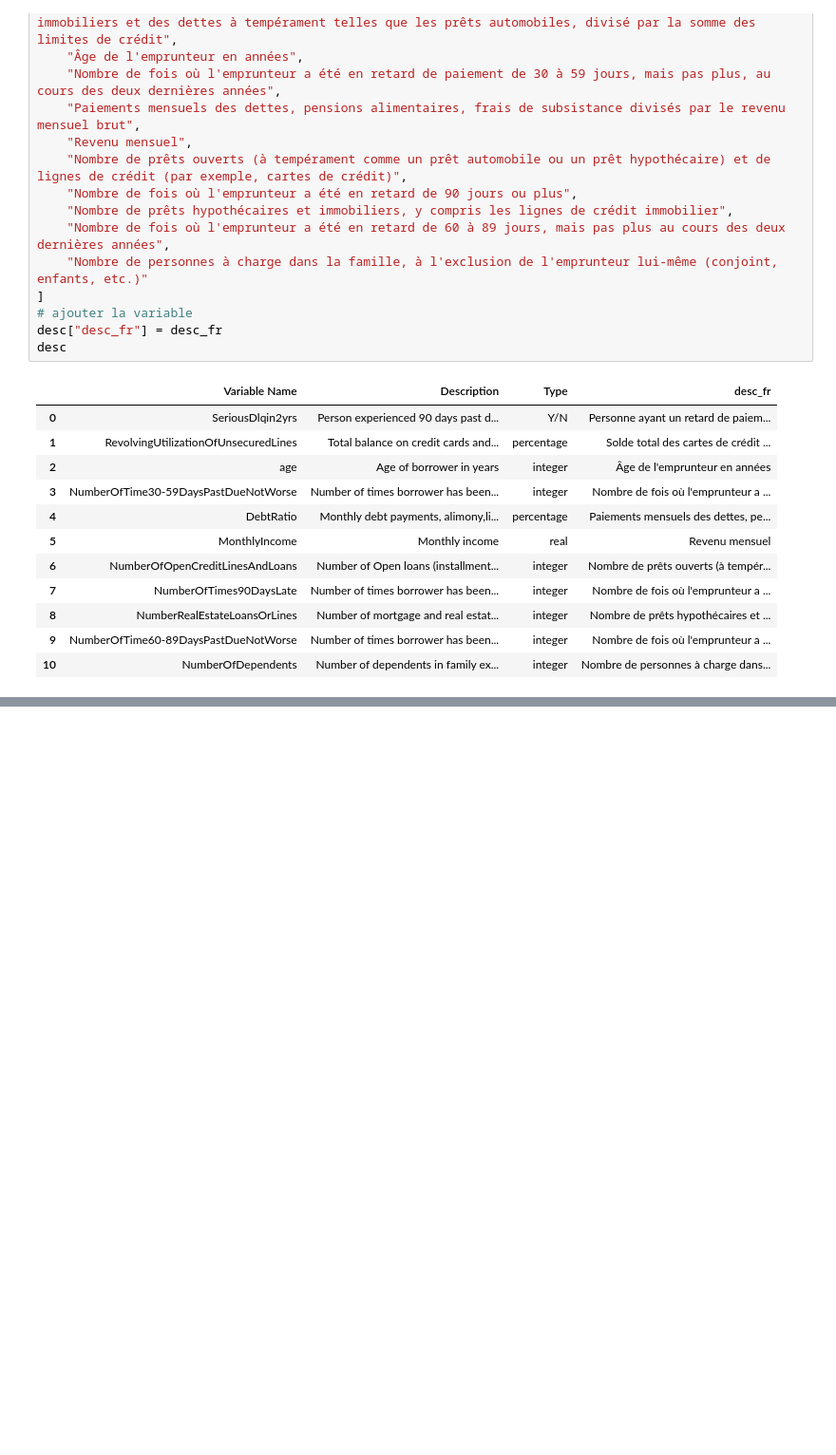
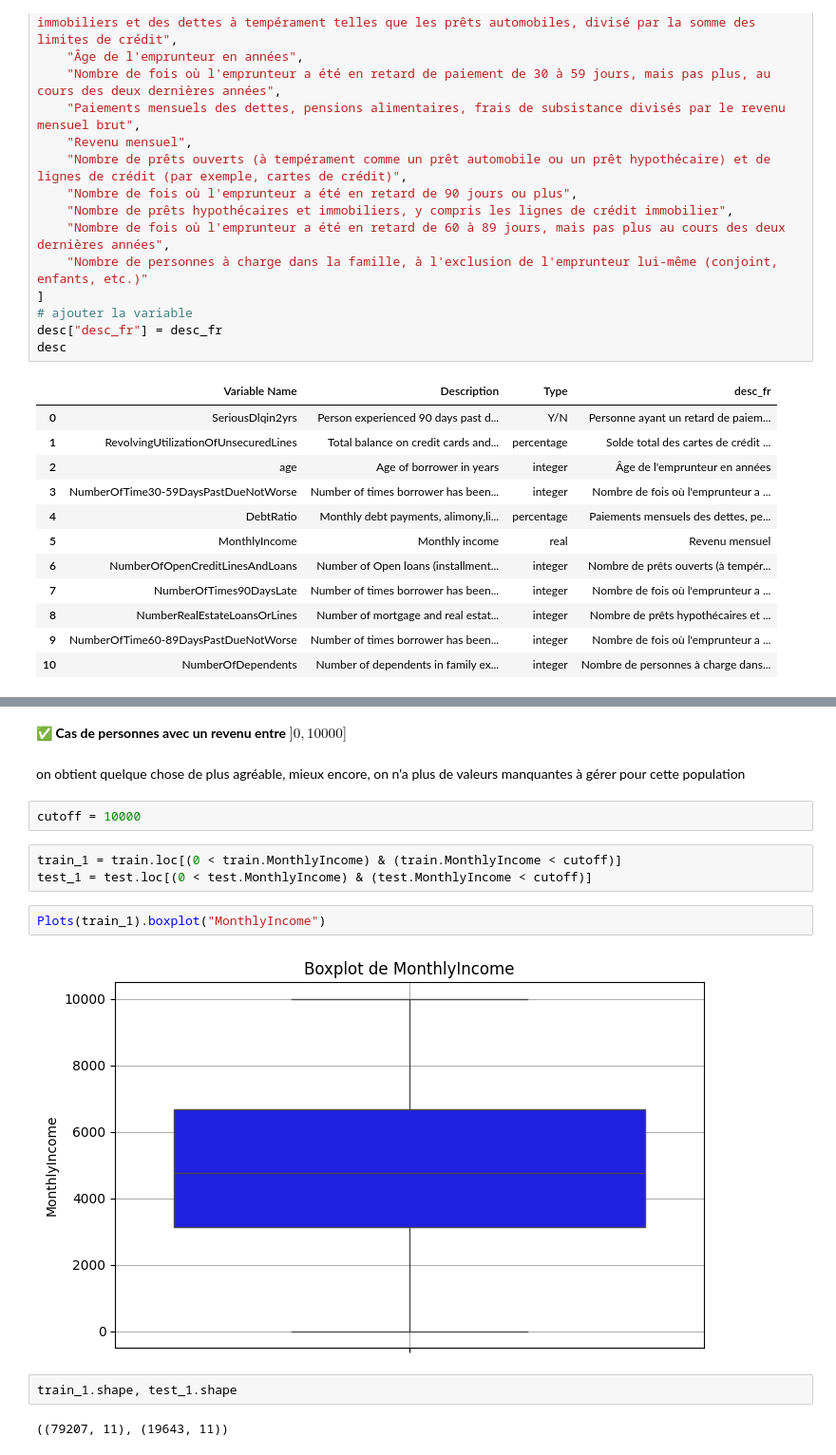
Before and after one commit to AmoussouKokou/formation, a Jupyter notebook: src/deroule.ipynb, the cells around one changed output, grey strips where cells are left out. Shown at 95% size. Cells and saved outputs as stored; diff of their text form; blank space fills up the shorter version.

```diff
--- a/src/deroule.ipynb
+++ b/src/deroule.ipynb
@@ -103,0 +215,17 @@ desc
+# %% [markdown]
+✅ **Cas de personnes avec un revenu entre $]0, 10000]$**
+# %% [markdown]
+on obtient quelque chose de plus agréable, mieux encore, on n'a plus de valeurs manquantes à gérer pour cette population
+# %%
+cutoff = 10000
+# %%
+train_1 = train.loc[(0 < train.MonthlyIncome) & (train.MonthlyIncome < cutoff)]
+test_1 = test.loc[(0 < test.MonthlyIncome) & (test.MonthlyIncome < cutoff)]
+# %%
+Plots(train_1).boxplot("MonthlyIncome")
+# %% [output]
+[figure, added]
+# %%
+train_1.shape, test_1.shape
+# %% [output]
+((79207, 11), (19643, 11))
```
Also changed, not shown: parts of 65 cells of this notebook, 15 other files.
